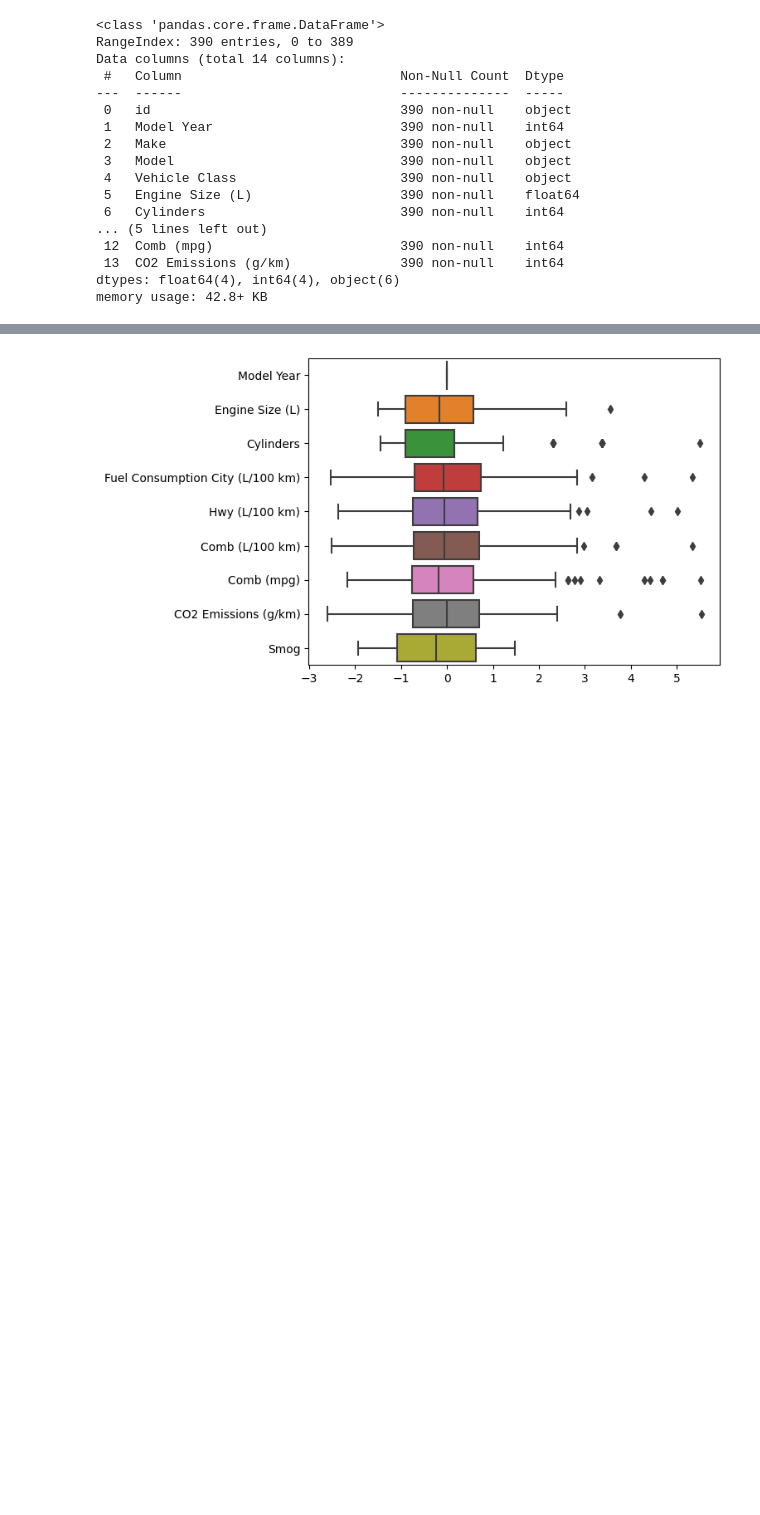
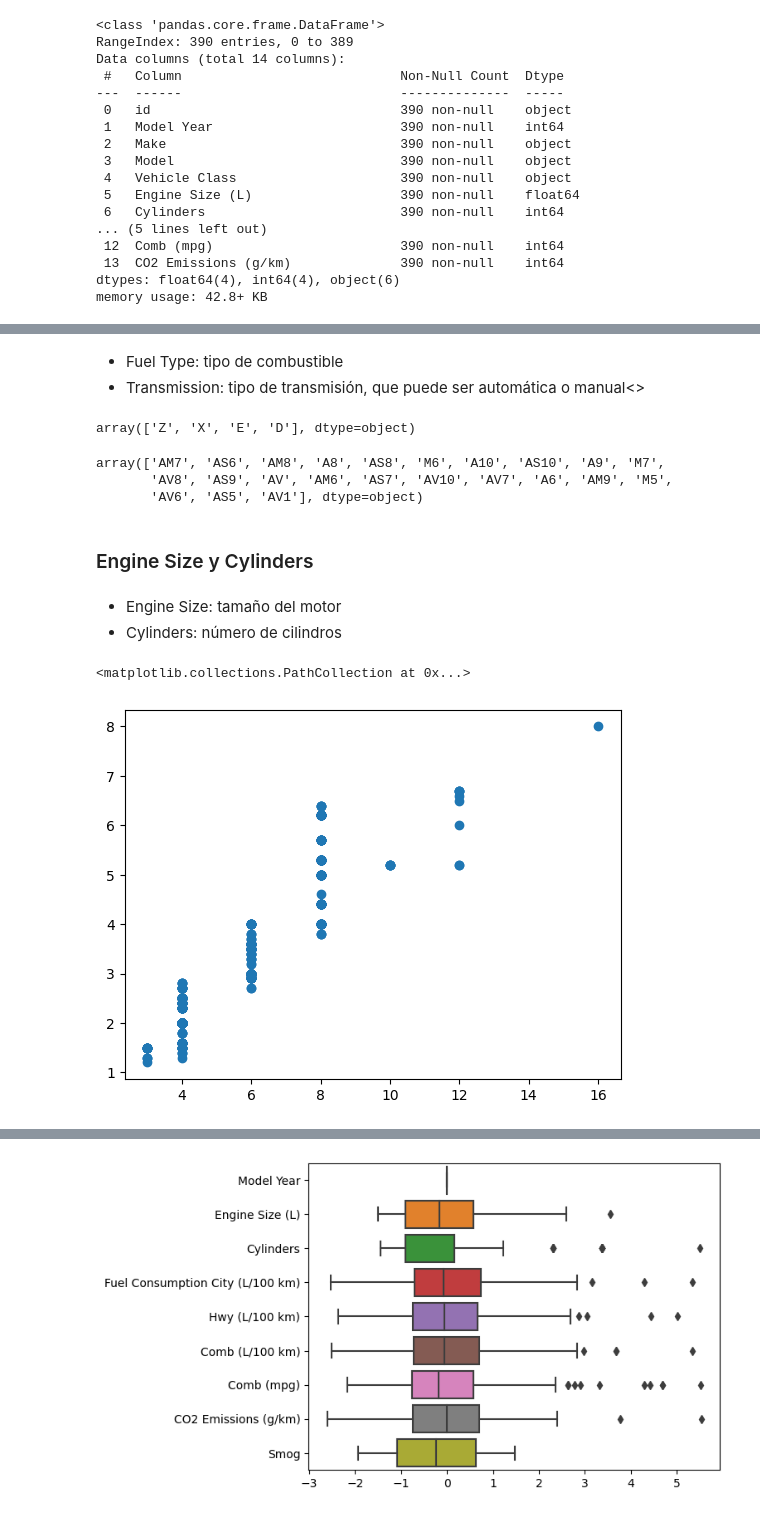
Before and after one commit to Kraslo/APAU_SMOG_PREDICTION_3RDGROUP, a Jupyter notebook: codigo/codigo_andy.ipynb, the cells around one changed output, grey strips where cells are left out. Drawn from its saved outputs; the diff is of its cells as text; code cells hidden in the pictures; blank space fills up the shorter version.

```diff
--- a/codigo/codigo_andy.ipynb
+++ b/codigo/codigo_andy.ipynb
@@ -174,0 +210,3 @@ def outliers(df):
+# %%
+train = train.drop('Model Year',axis=1)
+test_nolabel = test_nolabel.drop('Model Year',axis=1)
@@ -174,0 +229,23 @@ def outliers(df):
+# %% [markdown]
+- Fuel Type: tipo de combustible
+- Transmission: tipo de transmisión, que puede ser automática o manual<>
+# %%
+train['Fuel Type'].unique()
+# %% [output]
+array(['Z', 'X', 'E', 'D'], dtype=object)
+# %%
+train['Transmission'].unique()
+# %% [output]
+array(['AM7', 'AS6', 'AM8', 'A8', 'AS8', 'M6', 'A10', 'AS10', 'A9', 'M7',
+       'AV8', 'AS9', 'AV', 'AM6', 'AS7', 'AV10', 'AV7', 'A6', 'AM9', 'M5',
+       'AV6', 'AS5', 'AV1'], dtype=object)
+# %% [markdown]
+### Engine Size y Cylinders
+# %% [markdown]
+- Engine Size: tamaño del motor
+- Cylinders: número de cilindros
+# %%
+plt.scatter(train['Cylinders'],train['Engine Size (L)'])
+# %% [output]
+<matplotlib.collections.PathCollection at 0x...>
+[figure, added]
```
Also changed, not shown: parts of 105 cells of this notebook, 4 other files.
